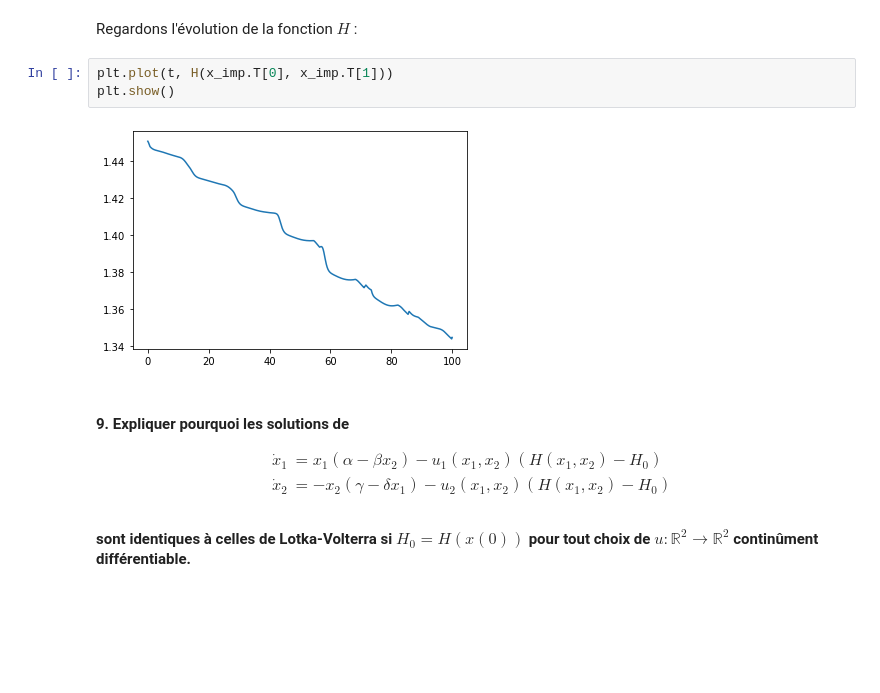
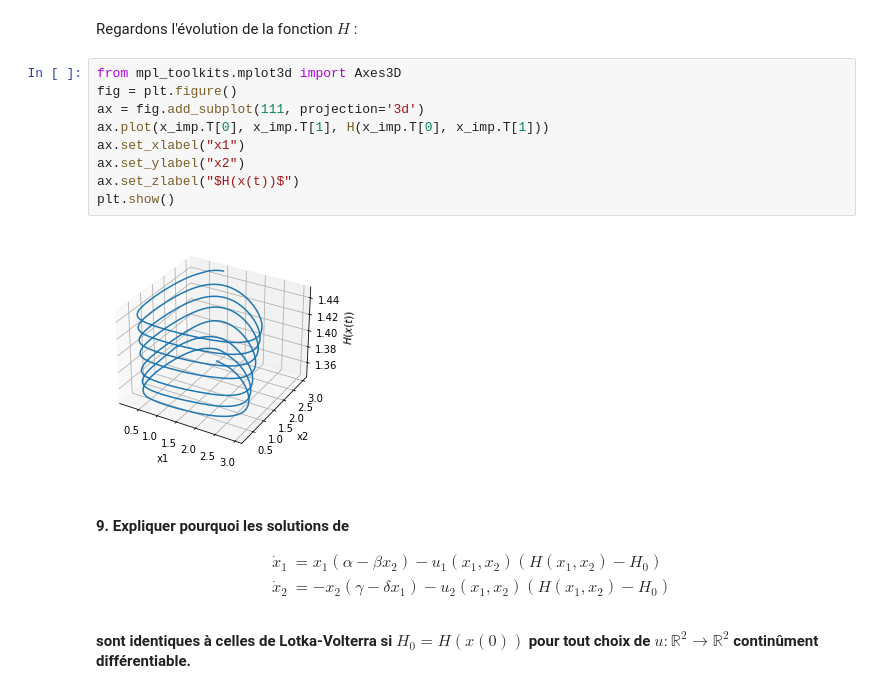
Before and after one commit to pguillot07/Devoir-Maths-Info-Equations-Differentielles, a Jupyter notebook: Rendu_equations_differentielles.ipynb, the cells around one changed output. Drawn from its saved outputs; the diff is of its cells as text; blank space fills up the shorter version.

```diff
--- a/Rendu_equations_differentielles.ipynb
+++ b/Rendu_equations_differentielles.ipynb
@@ -373,10 +409,16 @@ plt.show() #on affiche explicite et implicite
 # %% [markdown]
 Regardons l'évolution de la fonction $H$ :
-# %%
-plt.plot(t, H(x_imp.T[0], x_imp.T[1]))
-plt.show()
-# %% [output]
-[figure, removed]
+# %%
+from mpl_toolkits.mplot3d import Axes3D
+fig = plt.figure()
+ax = fig.add_subplot(111, projection='3d')
+ax.plot(x_imp.T[0], x_imp.T[1], H(x_imp.T[0], x_imp.T[1]))
+ax.set_xlabel("x1")
+ax.set_ylabel("x2")
+ax.set_zlabel("$H(x(t))$")
+plt.show()
+# %% [output]
+[figure, added]
 # %% [markdown]
 #### 9. Expliquer pourquoi les solutions de
 
```
Also changed, not shown: parts of 9 cells of this notebook.
